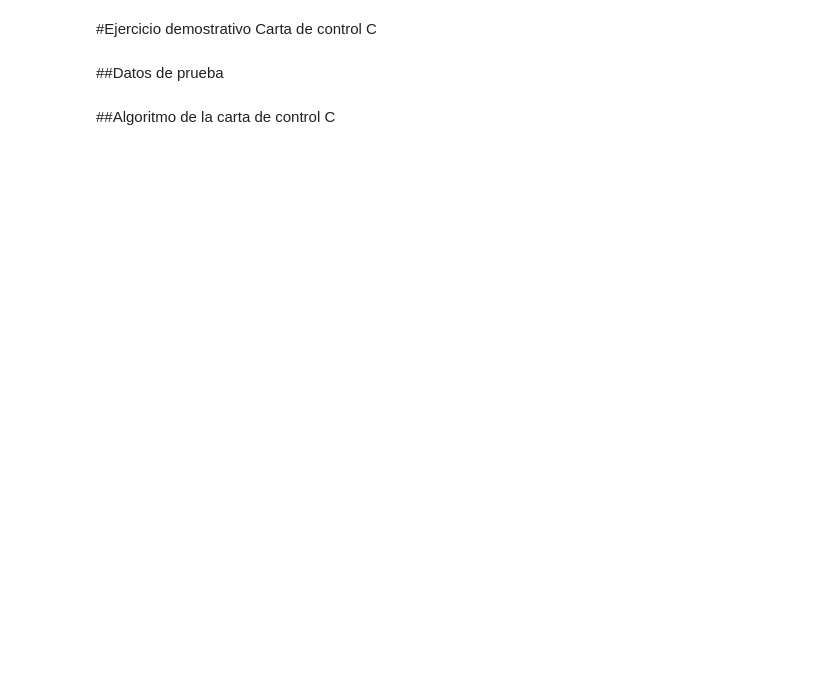
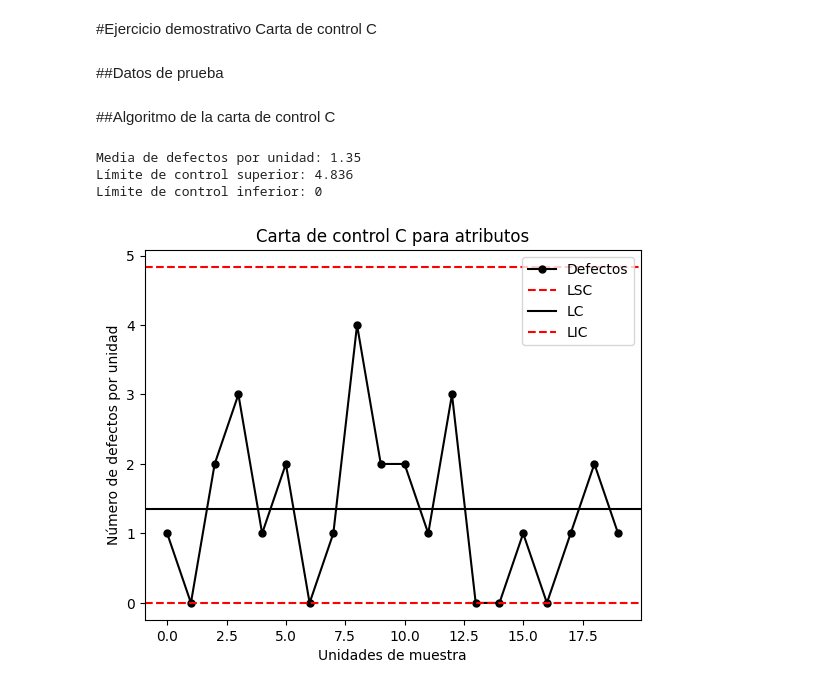
Before and after one commit to datawithjulianuribe/Libro_Programando_CEP, a Jupyter notebook: Cap4_Carta_C.ipynb, the cells around one changed output. Drawn from its saved outputs; the diff is of its cells as text; code cells hidden in the pictures; blank space fills up the shorter version.

```diff
--- a/Cap4_Carta_C.ipynb
+++ b/Cap4_Carta_C.ipynb
@@ -15,32 +15,39 @@ c = np.array([1, 0, 2, 3, 1, 2, 0, 1, 4, 2, 2, 1, 3, 0, 0, 1, 0, 1, 2, 1])
 # %%
 #Importe de la librería Numpy para el manejo de datos.
 #Importe de la librería Matplotlib para la construcción del gráfico de control.
 import numpy as np
 import matplotlib.pyplot as plt
 
 #Calcular el número promedio de defectos por unidad.
 defectos_promedio = np.mean(c)
 
 #Calcular límites de control de la carta C.
 if (defectos_promedio - 3 * np.sqrt(defectos_promedio)) < 0:
   LIC = 0
 else:
   LIC = defectos_promedio - 3 * np.sqrt(defectos_promedio)
 
 LSC = defectos_promedio + 3 * np.sqrt(defectos_promedio)
 
 #Presentar los resultados de los lîmites de control.
-print("Media de defectos por unidad:", defectos_promedio)
-print("Límite de control superior:", LSC)
-print("Límite de control inferior:", LIC)
+print("Media de defectos por unidad:", round(defectos_promedio, 3))
+print("Límite de control superior:", round(LSC, 3))
+print("Límite de control inferior:", round(LIC, 3))
 
-#Crear la carta de control np para los datos con los límites calculados con la librería Matplotlib.
+#Crear la carta de control np para los datos con los límites calculados
+#con la librería Matplotlib.
 fig, ax = plt.subplots()
+ax.plot(c, 'o-', markersize=5, color='black', label='Defectos')
 ax.axhline(y=LSC, color='r', linestyle='--', label='LSC')
 ax.axhline(y=defectos_promedio, color='k', linestyle='-', label='LC')
 ax.axhline(y=LIC, color='r', linestyle='--', label='LIC')
-ax.plot(c, 'o-', markersize=5, color='black')
 ax.set_title('Carta de control C para atributos')
 ax.set_xlabel('Unidades de muestra')
 ax.set_ylabel('Número de defectos por unidad')
+ax.legend()
 plt.show()
+# %% [output]
+Media de defectos por unidad: 1.35
+Límite de control superior: 4.836
+Límite de control inferior: 0
+[figure, added]
```
Also changed, not shown: 3 other files.
